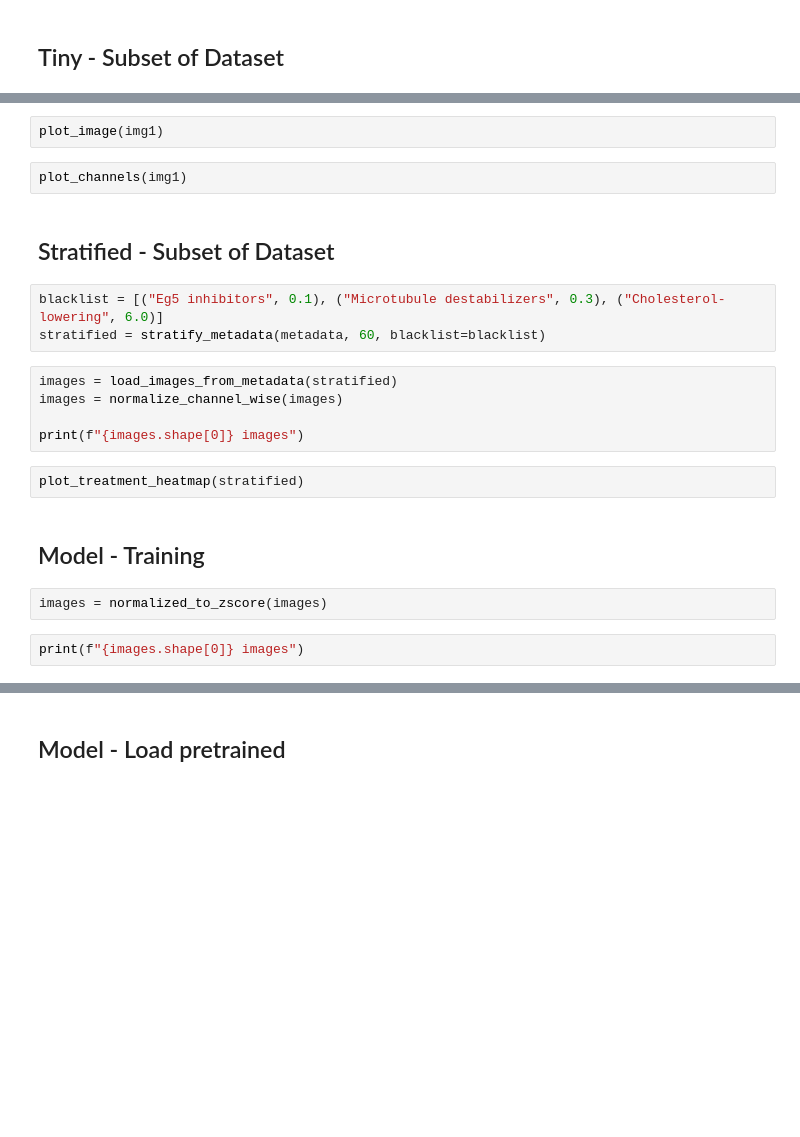
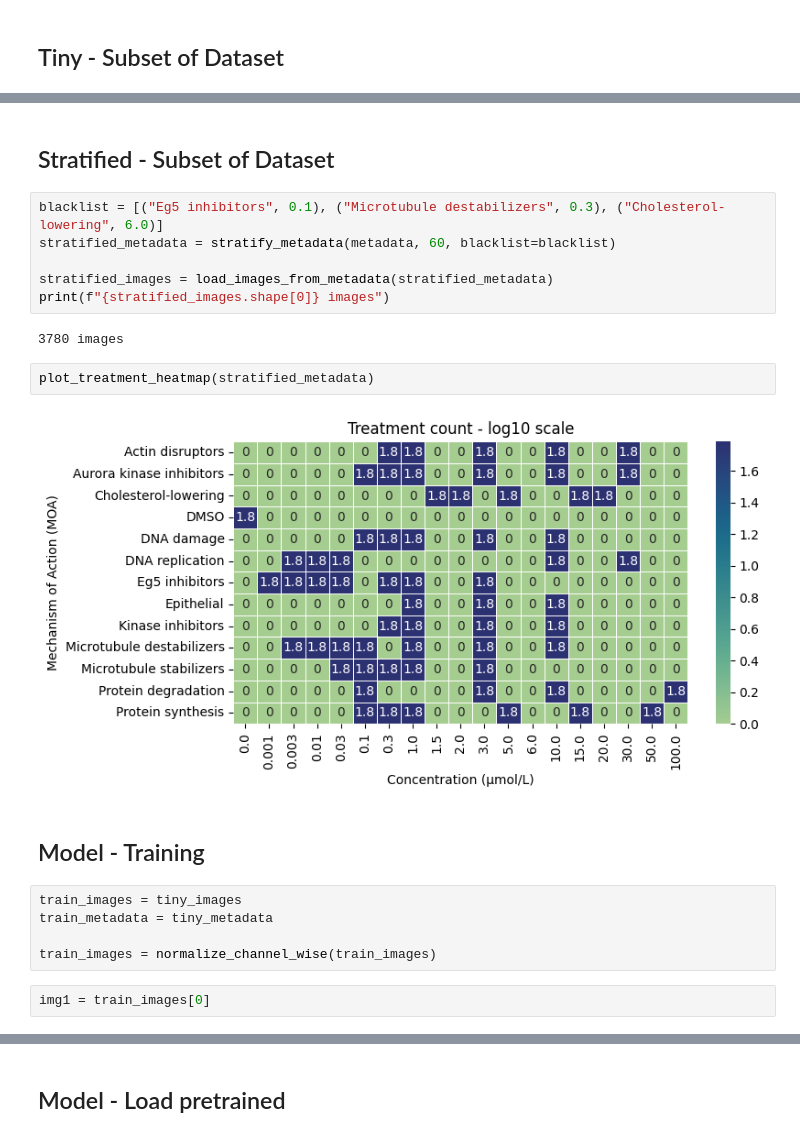
Before and after one commit to RasmusML/DiffCell, a Jupyter notebook: playground.ipynb, the cells around one changed output, grey strips where cells are left out. Cells and saved outputs as stored; diff of their text form; blank space fills up the shorter version.

```diff
--- a/playground.ipynb
+++ b/playground.ipynb
@@ -46,22 +62,23 @@ img1 = images[0]
-# %%
-plot_image(img1)
-# %%
-plot_channels(img1)
 # %% [markdown]
 ## Stratified - Subset of Dataset
 # %%
 blacklist = [("Eg5 inhibitors", 0.1), ("Microtubule destabilizers", 0.3), ("Cholesterol-lowering", 6.0)]
-stratified = stratify_metadata(metadata, 60, blacklist=blacklist)
+stratified_metadata = stratify_metadata(metadata, 60, blacklist=blacklist)
+
+stratified_images = load_images_from_metadata(stratified_metadata)
+print(f"{stratified_images.shape[0]} images")
+# %% [output]
+3780 images
-# %%
-images = load_images_from_metadata(stratified)
-images = normalize_channel_wise(images)
-
-print(f"{images.shape[0]} images")
 # %%
-plot_treatment_heatmap(stratified)
+plot_treatment_heatmap(stratified_metadata)
+# %% [output]
+[figure, added]
 # %% [markdown]
 ## Model - Training
 # %%
-images = normalized_to_zscore(images)
+train_images = tiny_images
+train_metadata = tiny_metadata
+
+train_images = normalize_channel_wise(train_images)
-# %%
-print(f"{images.shape[0]} images")
+# %%
+img1 = train_images[0]
```
Also changed, not shown: parts of 15 cells of this notebook, 4 other files.
